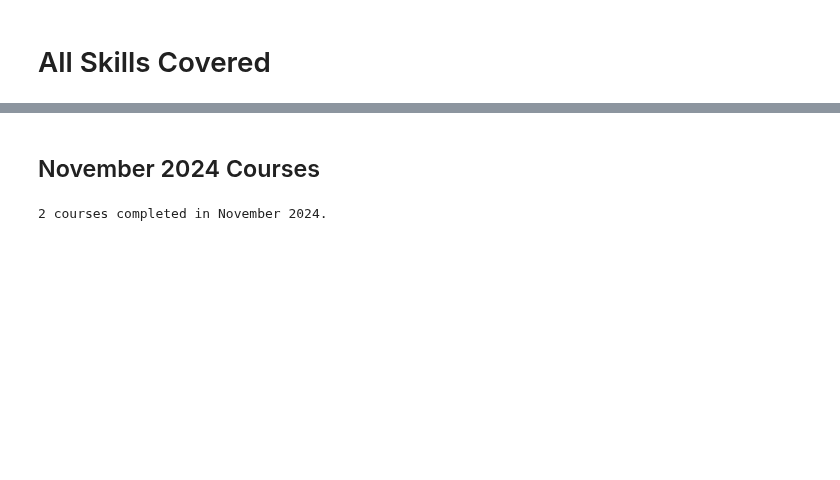
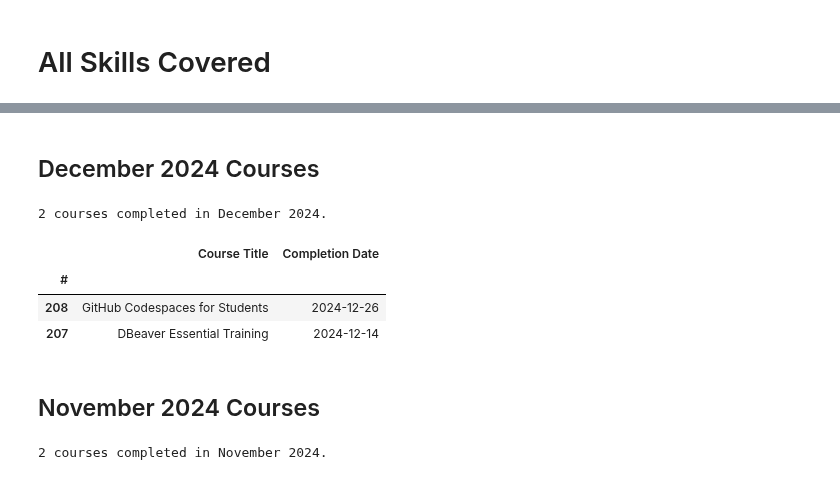
Before and after one commit to rogert8/courses-jnb, a Jupyter notebook: courses.ipynb, the cells around one changed output, grey strips where cells are left out. Cells and saved outputs as stored; diff of their text form; code cells hidden in the pictures; blank space fills up the shorter version.

```diff
--- a/courses.ipynb
+++ b/courses.ipynb
@@ -73,6 +73,18 @@ WPF Development
 Writing
 Xdebug
 XML
+# %% [markdown]
+## December 2024 Courses
+# %%
+dec24_records = cr[cr['Completion Date'].between('2024-12-01','2024-12-31')]
+print(f"\n\n{dec24_records['#'].count()} courses completed in December 2024.\n")
+dec24_records[['#','Course Title','Completion Date']].set_index('#')
+# %% [output]
+2 courses completed in December 2024.
+|  | Course Title | Completion Date |
+| # |  |  |
+| 208 | GitHub Codespaces for Students | 2024-12-26 |
+| 207 | DBeaver Essential Training | 2024-12-14 |
 # %% [markdown]
 ## November 2024 Courses
 # %%
```
Also changed, not shown: parts of 5 cells of this notebook.
